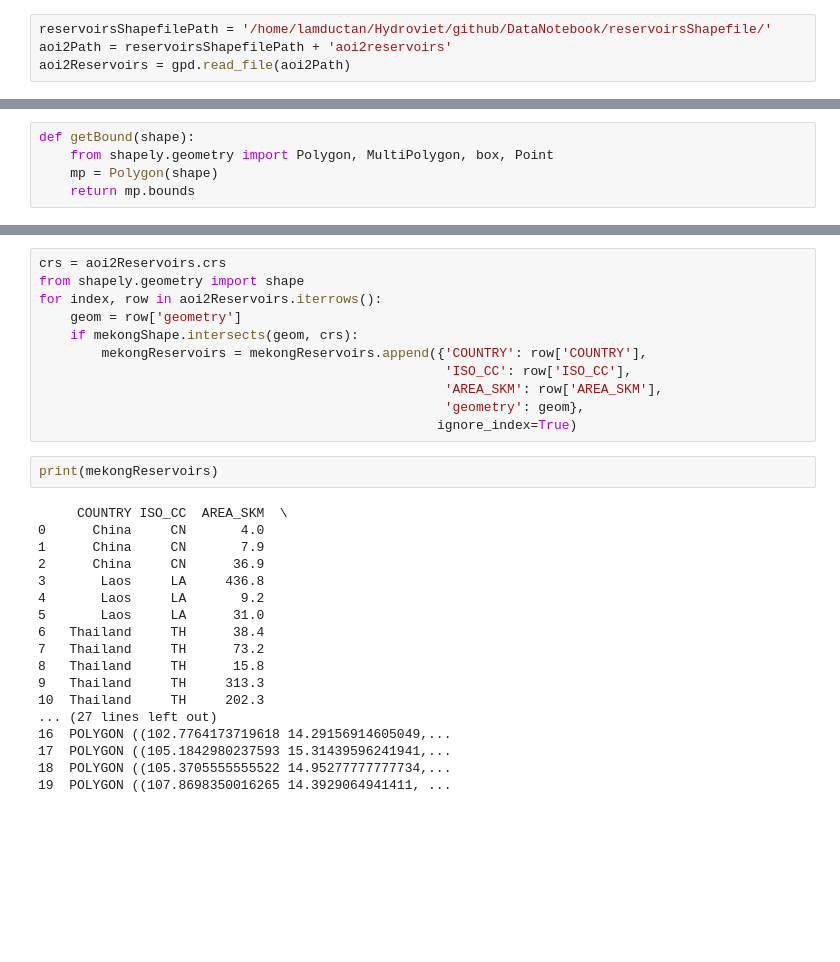
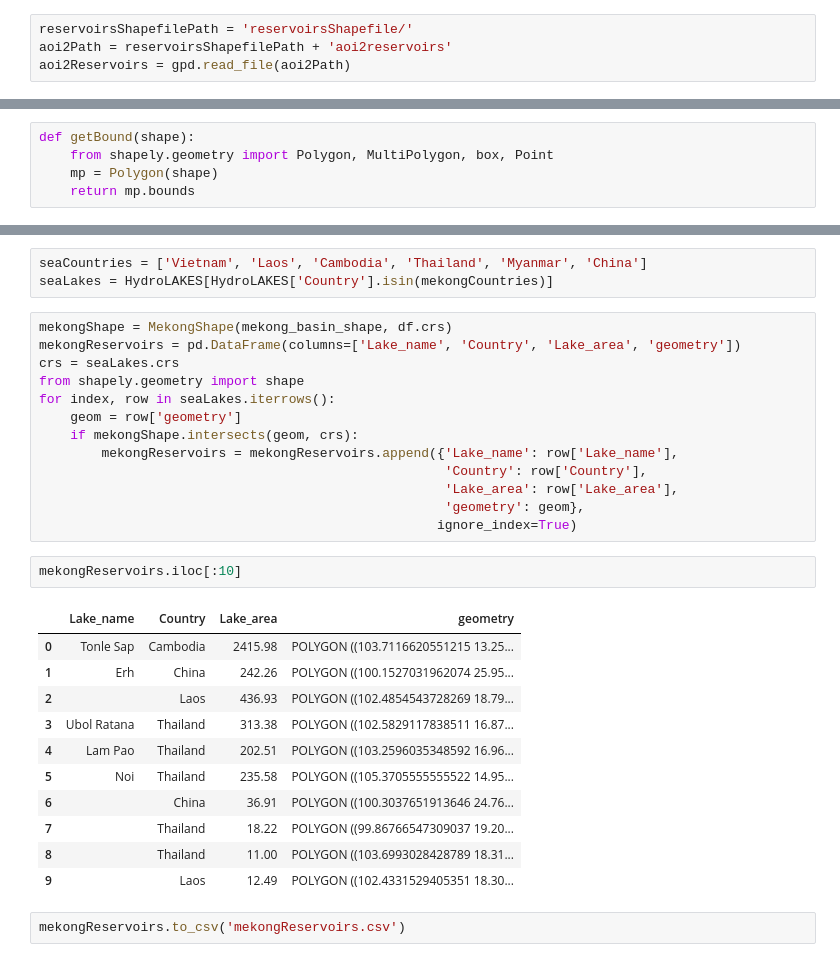
Before and after one commit to Hydroviet/Disaster-notebook, a Jupyter notebook: MekongReservoir.ipynb, the cells around one changed output, grey strips where cells are left out. Drawn from its saved outputs; the diff is of its cells as text; blank space fills up the shorter version.

```diff
--- a/MekongReservoir.ipynb
+++ b/MekongReservoir.ipynb
@@ -4,7 +4,7 @@ from matplotlib import pyplot as plt
 import geopandas as gpd
 import pandas as pd
 # %%
-reservoirsShapefilePath = '/home/lamductan/Hydroviet/github/DataNotebook/reservoirsShapefile/'
+reservoirsShapefilePath = 'reservoirsShapefile/'
 aoi2Path = reservoirsShapefilePath + 'aoi2reservoirs'
 aoi2Reservoirs = gpd.read_file(aoi2Path)
 # %%
@@ -165,34 +167,35 @@ def getBound(shape):
+# %%
+seaCountries = ['Vietnam', 'Laos', 'Cambodia', 'Thailand', 'Myanmar', 'China']
+seaLakes = HydroLAKES[HydroLAKES['Country'].isin(mekongCountries)]
 # %%
-crs = aoi2Reservoirs.crs
+mekongShape = MekongShape(mekong_basin_shape, df.crs)
+mekongReservoirs = pd.DataFrame(columns=['Lake_name', 'Country', 'Lake_area', 'geometry'])
+crs = seaLakes.crs
 from shapely.geometry import shape
-for index, row in aoi2Reservoirs.iterrows():
+for index, row in seaLakes.iterrows():
     geom = row['geometry']
     if mekongShape.intersects(geom, crs):
-        mekongReservoirs = mekongReservoirs.append({'COUNTRY': row['COUNTRY'],
-                                                    'ISO_CC': row['ISO_CC'],
-                                                    'AREA_SKM': row['AREA_SKM'],
+        mekongReservoirs = mekongReservoirs.append({'Lake_name': row['Lake_name'],
+                                                    'Country': row['Country'],
+                                                    'Lake_area': row['Lake_area'],
                                                     'geometry': geom},
                                                    ignore_index=True)
-# %%
-print(mekongReservoirs)
-# %% [output]
-     COUNTRY ISO_CC  AREA_SKM  \
-0      China     CN       4.0
-1      China     CN       7.9
-2      China     CN      36.9
-3       Laos     LA     436.8
-4       Laos     LA       9.2
-5       Laos     LA      31.0
-6   Thailand     TH      38.4
-7   Thailand     TH      73.2
-8   Thailand     TH      15.8
-9   Thailand     TH     313.3
-10  Thailand     TH     202.3
-... (27 lines left out)
-16  POLYGON ((102.7764173719618 14.29156914605049,...
-17  POLYGON ((105.1842980237593 15.31439596241941,...
-18  POLYGON ((105.3705555555522 14.95277777777734,...
-19  POLYGON ((107.8698350016265 14.3929064941411, ...
+# %%
+mekongReservoirs.iloc[:10]
+# %% [output]
+|  | Lake_name | Country | Lake_area | geometry |
+| 0 | Tonle Sap | Cambodia | 2415.98 | POLYGON ((103.7116620551215 13.25... |
+| 1 | Erh | China | 242.26 | POLYGON ((100.1527031962074 25.95... |
+| 2 |  | Laos | 436.93 | POLYGON ((102.4854543728269 18.79... |
+| 3 | Ubol Ratana | Thailand | 313.38 | POLYGON ((102.5829117838511 16.87... |
+| 4 | Lam Pao | Thailand | 202.51 | POLYGON ((103.2596035348592 16.96... |
+| 5 | Noi | Thailand | 235.58 | POLYGON ((105.3705555555522 14.95... |
+| 6 |  | China | 36.91 | POLYGON ((100.3037651913646 24.76... |
+| 7 |  | Thailand | 18.22 | POLYGON ((99.86766547309037 19.20... |
+| 8 |  | Thailand | 11.00 | POLYGON ((103.6993028428789 18.31... |
+| 9 |  | Laos | 12.49 | POLYGON ((102.4331529405351 18.30... |
+# %%
+mekongReservoirs.to_csv('mekongReservoirs.csv')
 # %%
 overlayBasinAndReservoirs(countryShapefile=mekongCountriesShapefile,
                           mekongShape=mekong_basin_shape,
```
Also changed, not shown: parts of 10 cells of this notebook, 1 other file.
